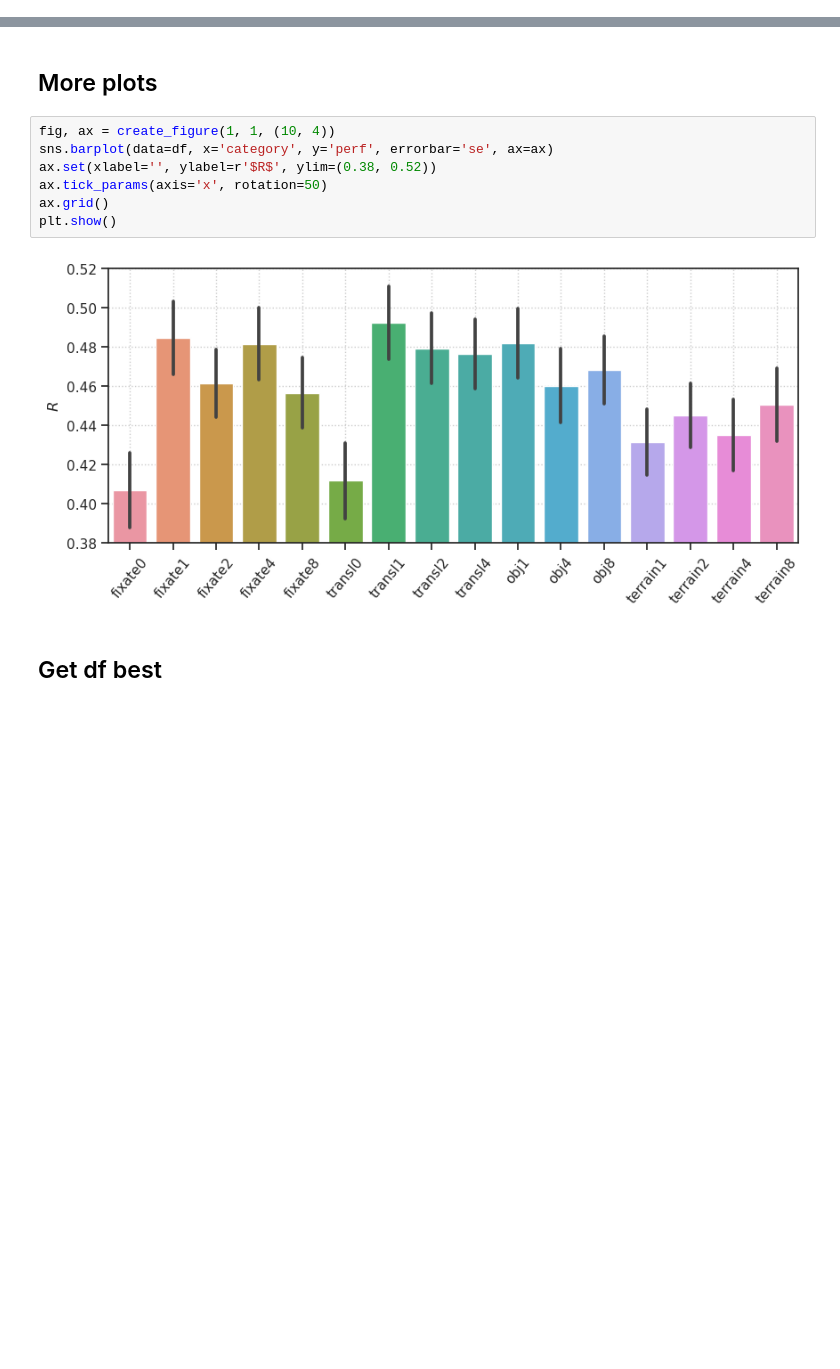
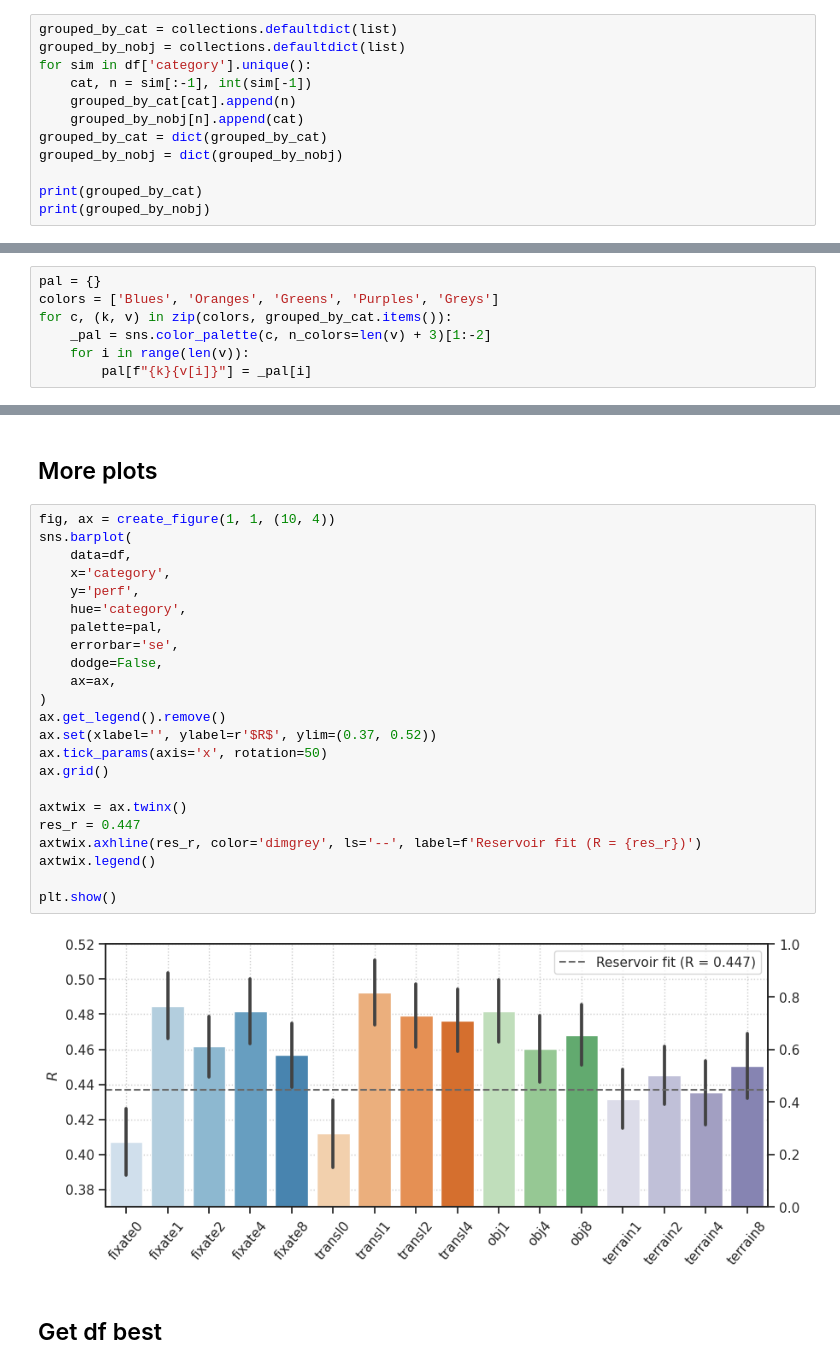
Before and after one commit to hadivafaii/jb-MTMST, a Jupyter notebook: _sources/nb/2023-04/29_combine-fits.ipynb, the cells around one changed output, grey strips where cells are left out. Drawn from its saved outputs; the diff is of its cells as text; blank space fills up the shorter version.

```diff
--- a/_sources/nb/2023-04/29_combine-fits.ipynb
+++ b/_sources/nb/2023-04/29_combine-fits.ipynb
@@ -130,0 +125,12 @@ sorted_data = tuple(zip(*sorted_data))
+# %%
+grouped_by_cat = collections.defaultdict(list)
+grouped_by_nobj = collections.defaultdict(list)
+for sim in df['category'].unique():
+    cat, n = sim[:-1], int(sim[-1])
+    grouped_by_cat[cat].append(n)
+    grouped_by_nobj[n].append(cat)
+grouped_by_cat = dict(grouped_by_cat)
+grouped_by_nobj = dict(grouped_by_nobj)
+
+print(grouped_by_cat)
+print(grouped_by_nobj)
@@ -131 +151,8 @@ sorted_data = tuple(zip(*sorted_data))
+# %%
+pal = {}
+colors = ['Blues', 'Oranges', 'Greens', 'Purples', 'Greys']
+for c, (k, v) in zip(colors, grouped_by_cat.items()):
+    _pal = sns.color_palette(c, n_colors=len(v) + 3)[1:-2]
+    for i in range(len(v)):
+        pal[f"{k}{v[i]}"] = _pal[i]
 # %%
@@ -211,13 +253,29 @@ plt.show()
 ## More plots
 # %%
 fig, ax = create_figure(1, 1, (10, 4))
-sns.barplot(data=df, x='category', y='perf', errorbar='se', ax=ax)
-ax.set(xlabel='', ylabel=r'$R$', ylim=(0.38, 0.52))
+sns.barplot(
+    data=df,
+    x='category',
+    y='perf',
+    hue='category',
+    palette=pal,
+    errorbar='se',
+    dodge=False,
+    ax=ax,
+)
+ax.get_legend().remove()
+ax.set(xlabel='', ylabel=r'$R$', ylim=(0.37, 0.52))
 ax.tick_params(axis='x', rotation=50)
 ax.grid()
+
+axtwix = ax.twinx()
+res_r = 0.447
+axtwix.axhline(res_r, color='dimgrey', ls='--', label=f'Reservoir fit (R = {res_r})')
+axtwix.legend()
+
 plt.show()
 # %% [output]
-[figure, old version]
+[figure, new version]
 # %% [markdown]
 ## Get df best
 # %%
```
Also changed, not shown: parts of 19 cells of this notebook, 5 other files.
